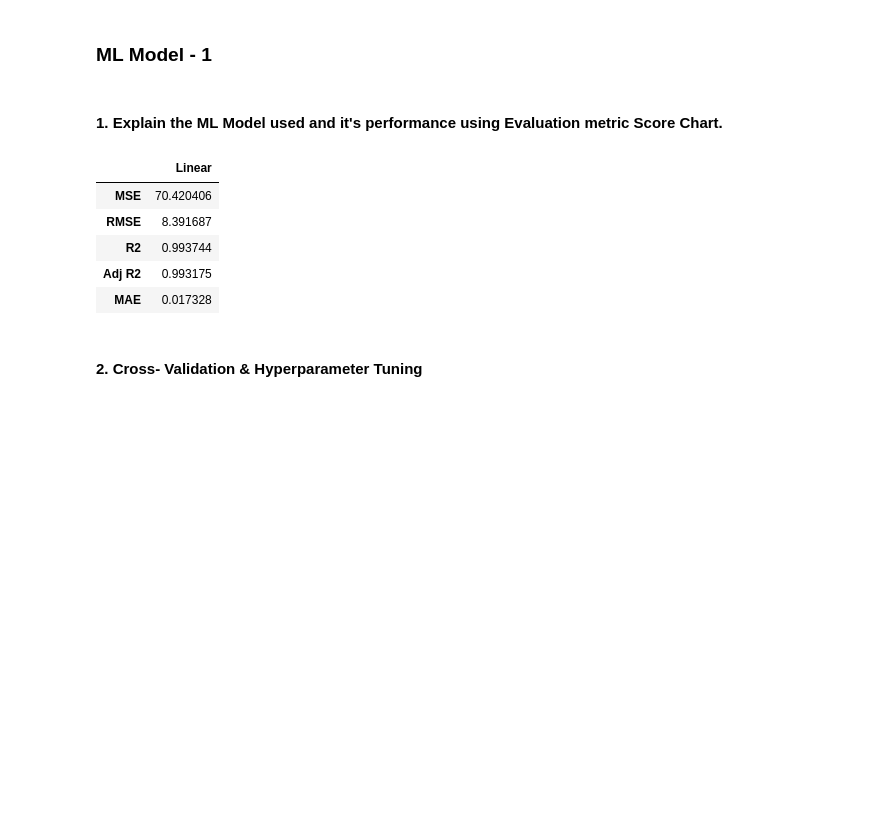
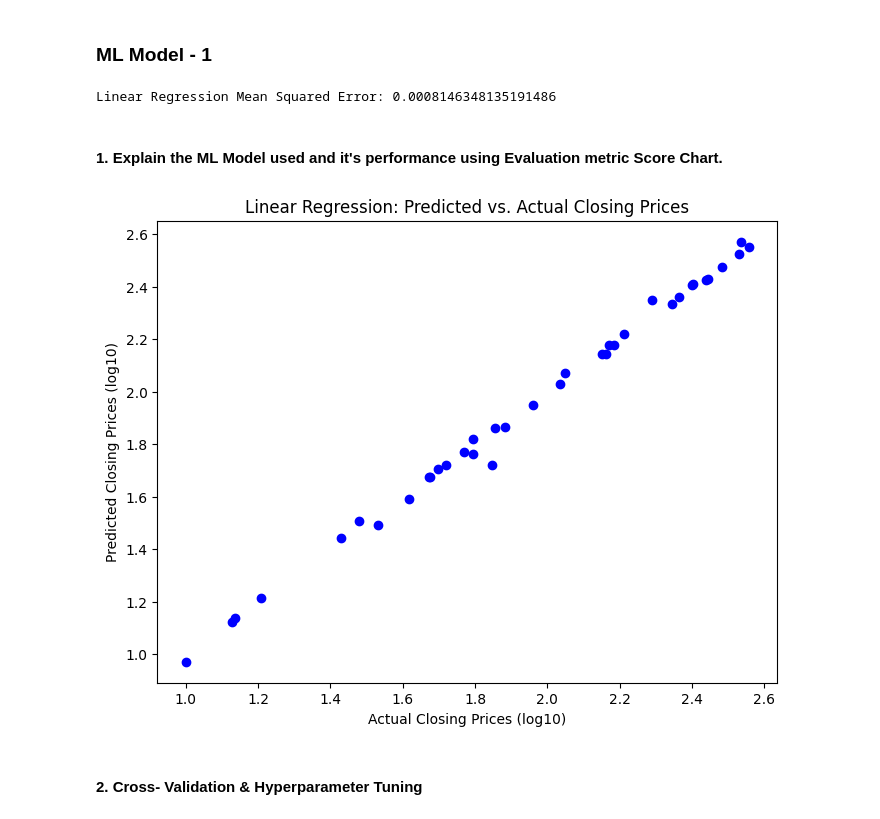
Before and after one commit to Satyabrata117/Yes-Bank-Stock-Closing-Price-Predictor, a Jupyter notebook: Yes_Bank_Stock_Closing_Price_Predictor.ipynb, the cells around one changed output. Cells and saved outputs as stored; diff of their text form; code cells hidden in the pictures; blank space fills up the shorter version.

```diff
--- a/Yes_Bank_Stock_Closing_Price_Predictor.ipynb
+++ b/Yes_Bank_Stock_Closing_Price_Predictor.ipynb
@@ -710,12 +602,21 @@ In an 80:20 split, the dataset is divided into two parts: a training set and a t
 ## ***7. ML Model Implementation***
 # %% [markdown]
 ### ML Model - 1
-# %%
-# ML Model - 1 Implementation
-reg=LinearRegression()
-# Fit the Algorithm
-reg.fit(X_train,y_train)
-# Predict on the model
-y_pred=reg.predict(X_test)
+# %%
+# ML Model - 1 Implementation
+# Create a Linear Regression model
+linear_model = LinearRegression()
+
+# Train the model
+linear_model.fit(X_train, y_train)
+
+# Make predictions on the test set
+y_pred_linear = linear_model.predict(X_test)
+
+# Evaluate the model
+mse_linear = mean_squared_error(y_test, y_pred_linear)
+print(f'Linear Regression Mean Squared Error: {mse_linear}')
+# %% [output]
+Linear Regression Mean Squared Error: 0.0008146348135191486
 # %% [markdown]
 #### 1. Explain the ML Model used and it's performance using Evaluation metric Score Chart.
@@ -733,12 +623,13 @@ mae = mean_absolute_error(y_test, y_pred)
-# %%
-eval=pd.DataFrame([mse,rmse,r2,Adjusted_R2,mae],columns=['Linear'],index=['MSE','RMSE','R2','Adj R2','MAE'])
-eval
-# %% [output]
-|  | Linear |
-| MSE | 70.420406 |
-| RMSE | 8.391687 |
-| R2 | 0.993744 |
-| Adj R2 | 0.993175 |
-| MAE | 0.017328 |
+# %%
+# Visualizing evaluation Metric Score chart
+# Scatter plot of predicted vs. actual values
+plt.figure(figsize=(8, 6))
+plt.scatter(y_test, y_pred_linear, color='blue')
+plt.title('Linear Regression: Predicted vs. Actual Closing Prices')
+plt.xlabel('Actual Closing Prices (log10)')
+plt.ylabel('Predicted Closing Prices (log10)')
+plt.show()
+# %% [output]
+[figure, added]
 # %% [markdown]
 #### 2. Cross- Validation & Hyperparameter Tuning
```
Also changed, not shown: parts of 117 cells of this notebook.
